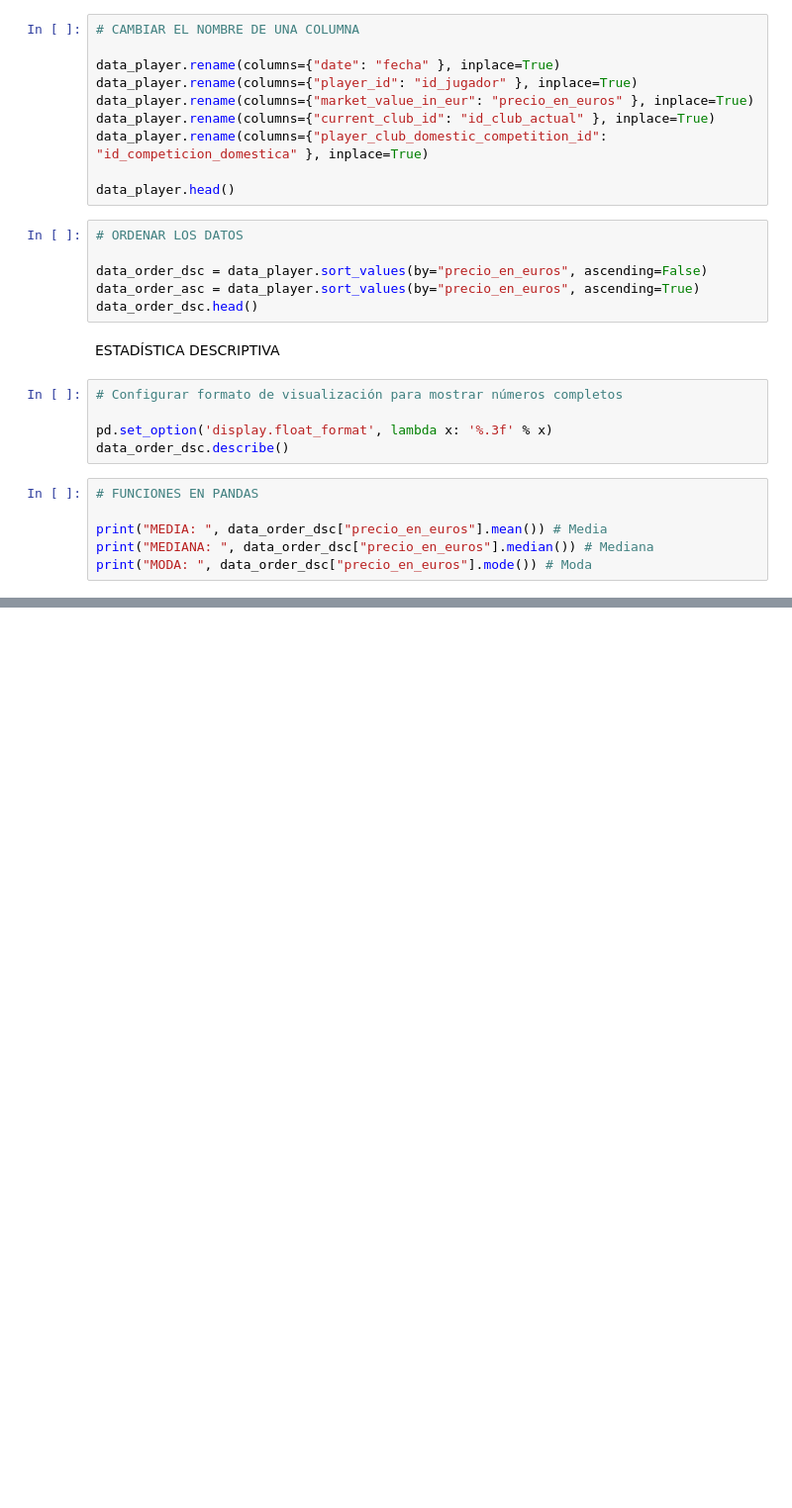
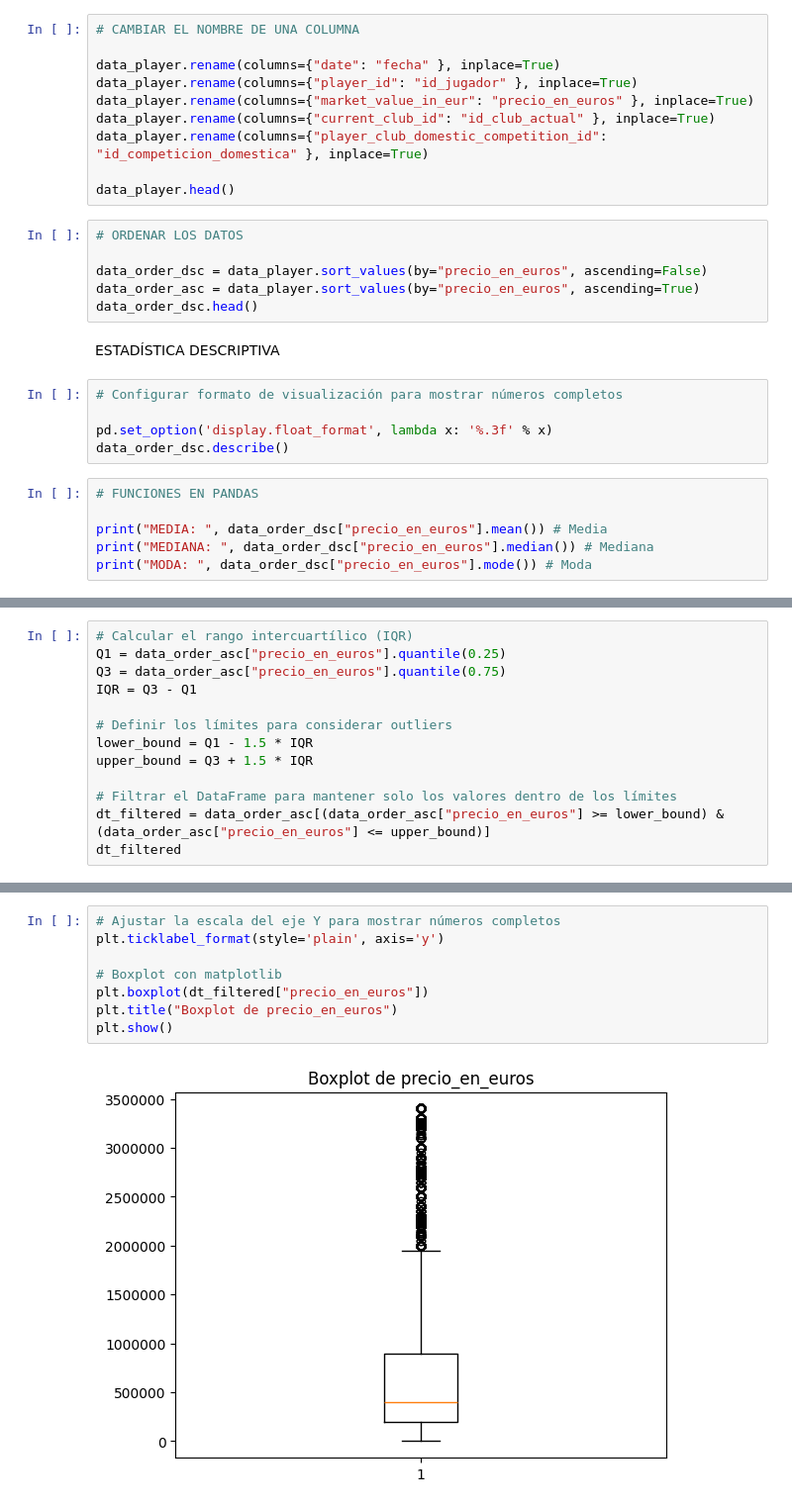
Before and after one commit to Vanegas18/Actividdes_PY, a Jupyter notebook: LIMPIEZA/Limpieza.ipynb, the cells around one changed output, grey strips where cells are left out. Shown at 99% size. Cells and saved outputs as stored; diff of their text form; blank space fills up the shorter version.

```diff
--- a/LIMPIEZA/Limpieza.ipynb
+++ b/LIMPIEZA/Limpieza.ipynb
@@ -57,0 +57,13 @@ plt.show()
+# %%
+# Calcular el rango intercuartílico (IQR)
+Q1 = data_order_asc["precio_en_euros"].quantile(0.25)
+Q3 = data_order_asc["precio_en_euros"].quantile(0.75)
+IQR = Q3 - Q1
+
+# Definir los límites para considerar outliers
+lower_bound = Q1 - 1.5 * IQR
+upper_bound = Q3 + 1.5 * IQR
+
+# Filtrar el DataFrame para mantener solo los valores dentro de los límites
+dt_filtered = data_order_asc[(data_order_asc["precio_en_euros"] >= lower_bound) & (data_order_asc["precio_en_euros"] <= upper_bound)]
+dt_filtered
@@ -57,0 +84,10 @@ plt.show()
+# %%
+# Ajustar la escala del eje Y para mostrar números completos
+plt.ticklabel_format(style='plain', axis='y')
+
+# Boxplot con matplotlib
+plt.boxplot(dt_filtered["precio_en_euros"])
+plt.title("Boxplot de precio_en_euros")
+plt.show()
+# %% [output]
+[figure, added]
```
Also changed, not shown: parts of 5 cells of this notebook, 6 other files.
